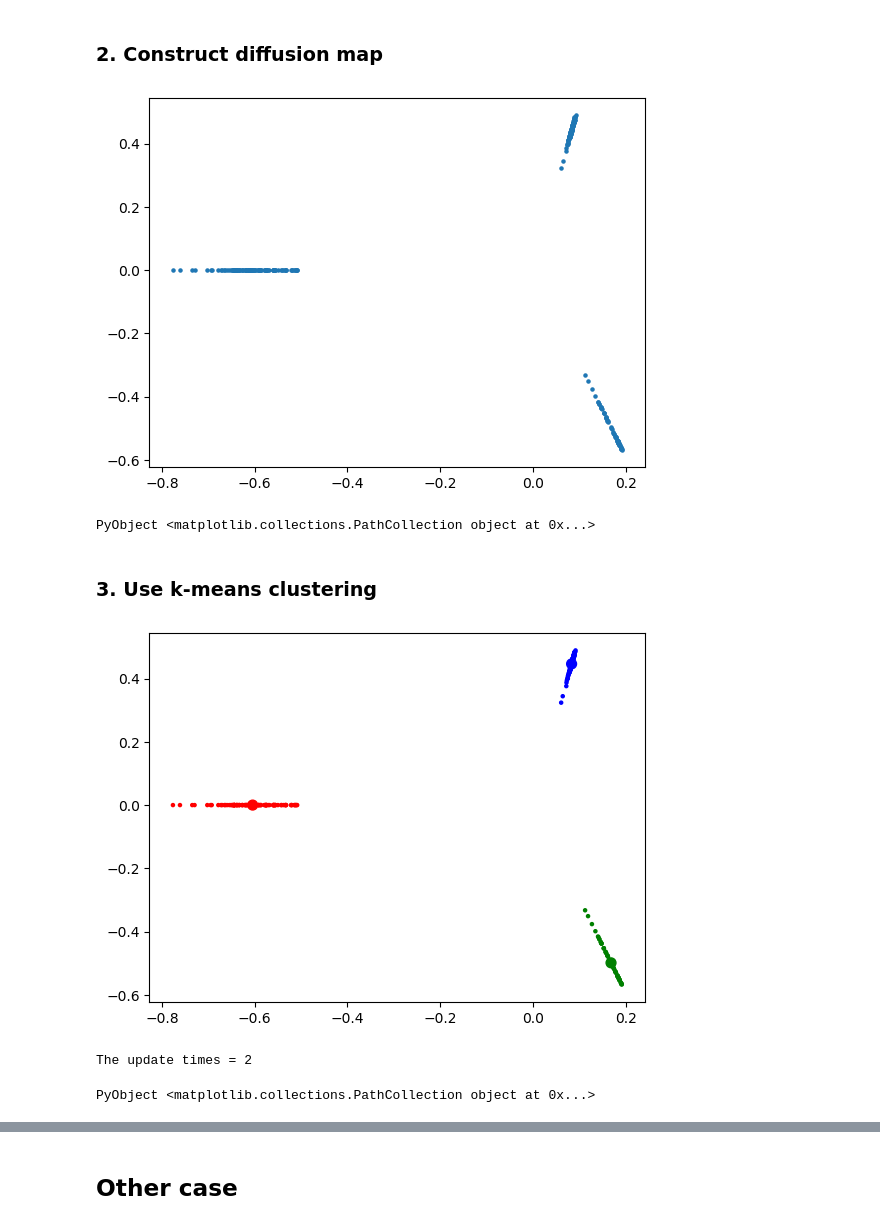
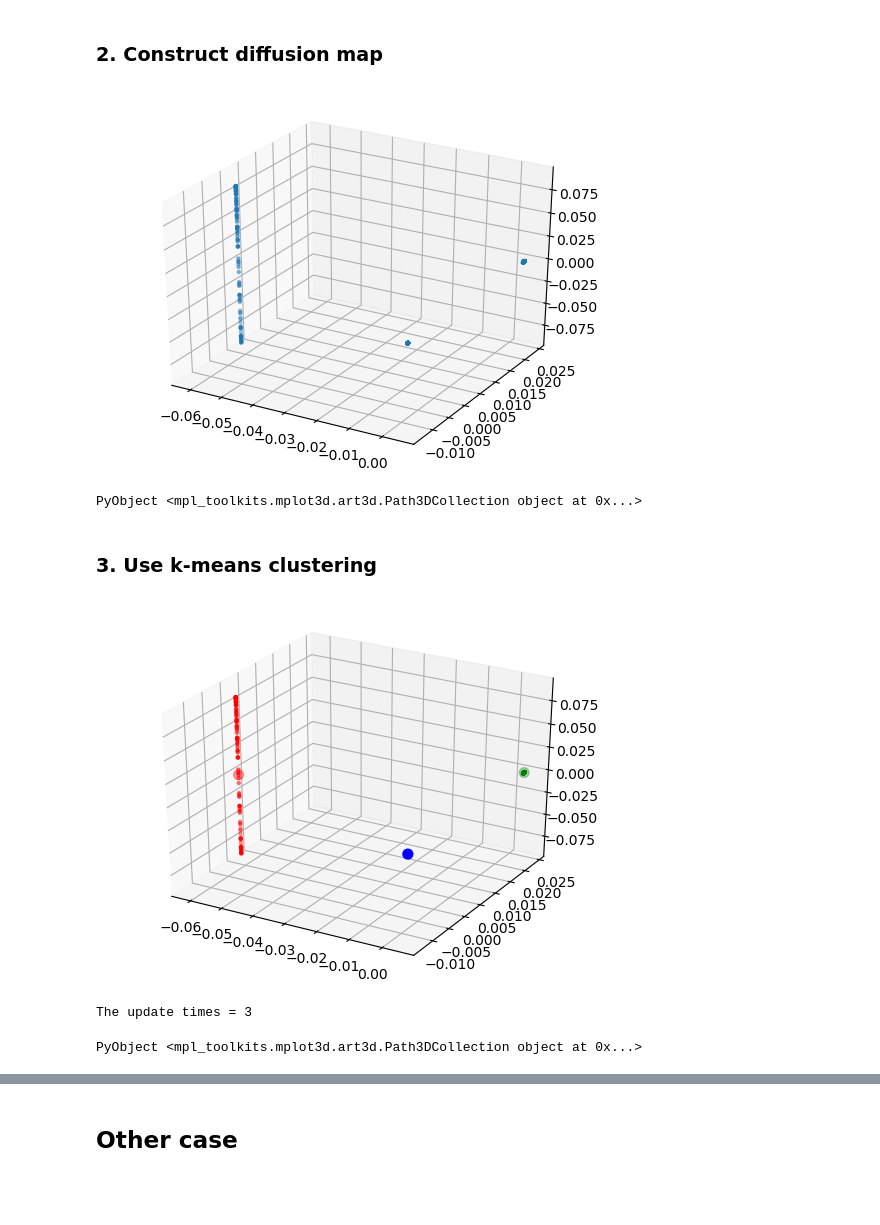
Before and after one commit to chingruchung/Diffusion-Maps-in-Julia, a Jupyter notebook: DiffMap_julia1.ipynb, the cells around one changed output, grey strips where cells are left out. Cells and saved outputs as stored; diff of their text form; code cells hidden in the pictures; blank space fills up the shorter version.

```diff
--- a/DiffMap_julia1.ipynb
+++ b/DiffMap_julia1.ipynb
@@ -81,7 +82,7 @@ function get_eig(Ppron , Dsq)
     # find eigenvectors of P
     v = zeros(n,n) ;
     for ii = 1 : n
-        v[:,ii] = Dsq[ii].*U[:,ii] ;
+        v[ii,:] = U[ii,:]./Dsq[ii] ;
     end
 
     return S , v ;
@@ -232,35 +233,35 @@ PyObject <matplotlib.collections.PathCollection object at 0x...>
 ### 2. Construct diffusion map
 # %%
 alpha = 0.001 ;
-c = 2 ; # the number of eigrnvalues we use
+c = 3 ; # the number of eigrnvalues we use
 
 Y = DiffMap(X , alpha , c) ;
 
 # print diffution map
-scatter(Y[:,1] , Y[:,2] , s = 5)
+scatter3D(Y[:,1] , Y[:,2] , Y[:,3] , s = 5)
 # %% [output]
-[figure, old version]
+[figure, new version]
-PyObject <matplotlib.collections.PathCollection object at 0x...>
+PyObject <mpl_toolkits.mplot3d.art3d.Path3DCollection object at 0x...>
 # %% [markdown]
 ### 3. Use k-means clustering
 # %%
 # it will return the label of points and tell us how many times the center was updated.
 cluster = 3 ; # seperate into three groups
 group , center = k_means(Y , cluster) ;
 
 # select the color
 dict = Dict(1 => "red" , 2 => "green" , 3 => "blue" , 4 => "black" , 5 => "brown" , 6 => "cyan" , 7 => "orange") ;
 color = Array{String}(undef, size(group , 1)) ;
 for ii = 1 : size(group , 1)
     color[ii] = dict[group[ii]] ;
 end
 
-scatter(Y[:,1] , Y[:,2] , s = 5 , c = color)
-scatter(center[:,1] , center[:,2] , s = 50 , c = ["red","green","blue"])
+scatter3D(Y[:,1] , Y[:,2] , Y[:,3] , s = 5 , c = color)
+scatter3D(center[:,1] , center[:,2] , center[:,3] , s = 50 , c = ["red","green","blue"])
 # %% [output]
-[figure, old version]
+[figure, new version]
-The update times = 2
+The update times = 3
-PyObject <matplotlib.collections.PathCollection object at 0x...>
+PyObject <mpl_toolkits.mplot3d.art3d.Path3DCollection object at 0x...>
 # %%
 # print
 scatter(X[:,1] , X[:,2] , s = 5 , c = color)
```
Also changed, not shown: parts of 14 cells of this notebook.
